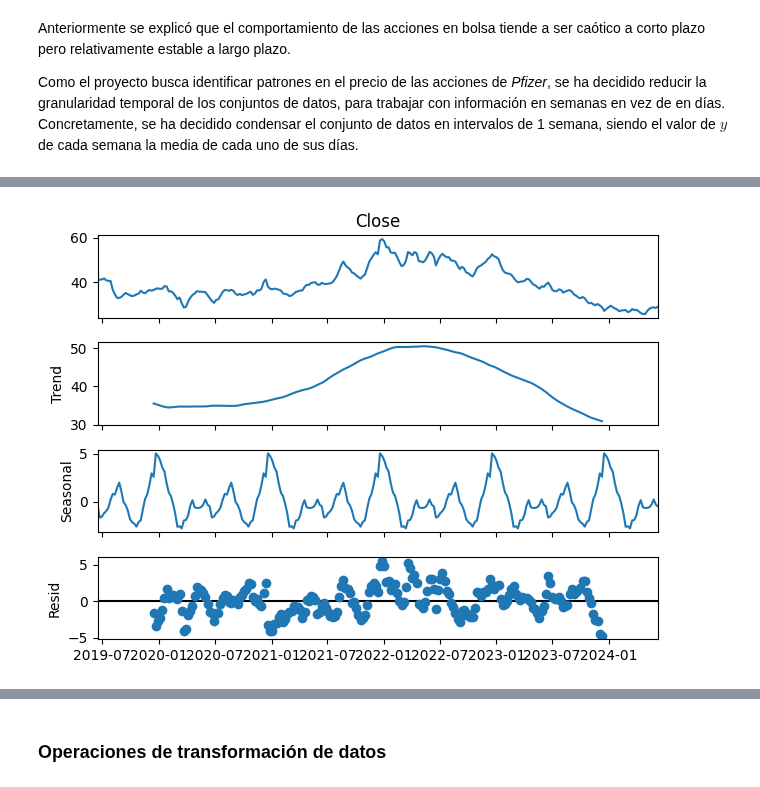
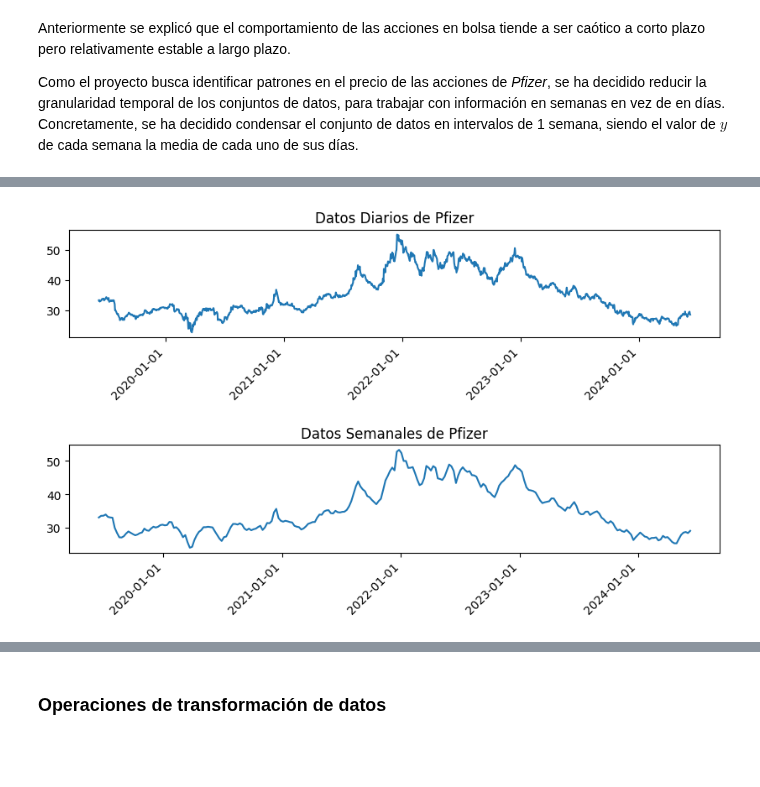
Before and after one commit to alu0101351773/TAAD_practicas, a Jupyter notebook: src/time_series.ipynb, the cells around one changed output, grey strips where cells are left out. Cells and saved outputs as stored; diff of their text form; code cells hidden in the pictures; blank space fills up the shorter version.

Commit message:
transformaciones de datos realizadas, pendiente de analizar si los datos son multiplicativos o aditivos

```diff
--- a/src/time_series.ipynb
+++ b/src/time_series.ipynb
@@ -246,6 +202,42 @@ plot_series(weekly_pfizer_data['Close'])
-# %%
-from statsmodels.tsa.seasonal import seasonal_decompose
-
-seasonal_decompose(weekly_pfizer_data['Close']).plot(); None
-# %% [output]
-[figure, removed]
+# %%
+from sktime.utils import plot_series
+import matplotlib.dates as mdates
+
+def plot_granularity_diff(df: pd.DataFrame, company: str) -> None:
+    fig, (ax1, ax2) = plt.subplots(nrows=2, ncols=1, figsize=(10, 5))
+
+    fig.subplots_adjust(hspace=1)
+
+    # Copia de los datos diarios
+    daily_df = df.copy(deep=True)
+
+    # Reducir los datos a una frecuencia semanal
+    df = reduce_df_to_weekly(df)
+
+    ax1.plot(daily_df.index, daily_df)
+    ax1.set_title(f'Datos Diarios de {company}')
+
+    # Graficar los datos semanales en el segundo subgráfico
+    ax2.plot(df.index, df)
+    ax2.set_title(f'Datos Semanales de {company}')
+
+    # Formatear las fechas en el eje X
+    date_format = mdates.DateFormatter('%Y-%m-%d')
+    ax1.xaxis.set_major_formatter(date_format)
+    ax2.xaxis.set_major_formatter(date_format)
+
+    # Establecer los locators de fecha
+    ax1.xaxis.set_major_locator(mdates.AutoDateLocator())
+    ax2.xaxis.set_major_locator(mdates.AutoDateLocator())
+
+    # Inclinar el texto del eje X 45 grados para ambos subgráficos
+    for ax in (ax1, ax2):
+        for label in ax.get_xticklabels():
+            label.set_rotation(45)
+            label.set_horizontalalignment('right')  # Alineación horizontal a la derecha
+
+    plt.show()
+# %%
+plot_granularity_diff(pfizer_data, 'Pfizer')
+# %% [output]
+[figure, added]
```
Also changed, not shown: parts of 32 cells of this notebook.
